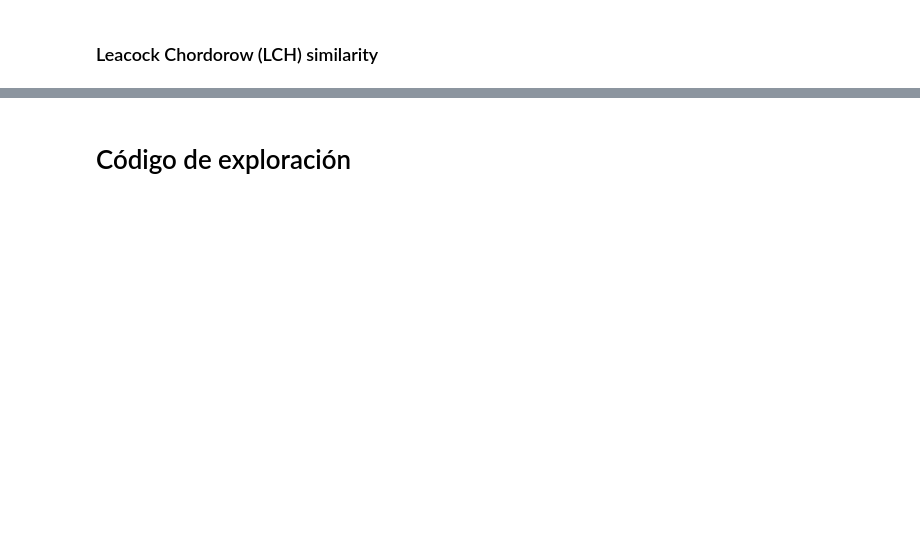
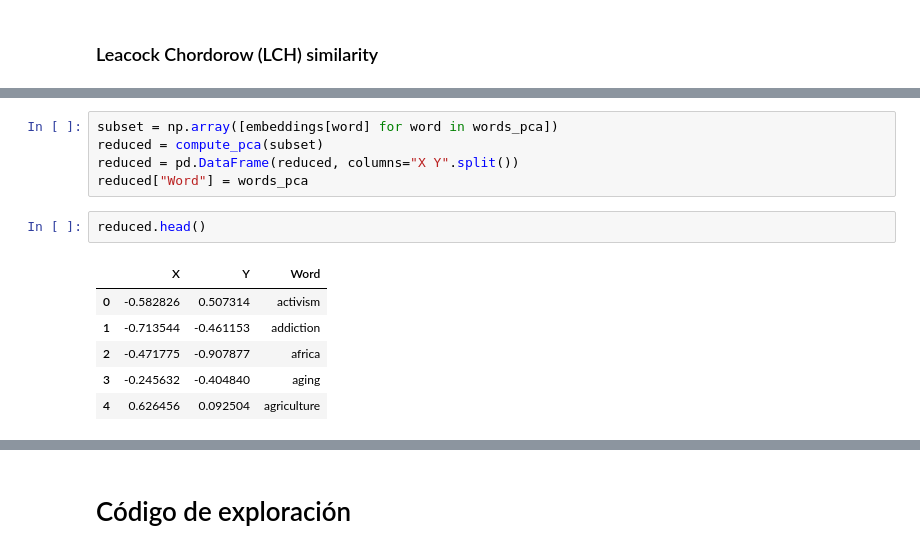
Before and after one commit to lromano97/text-mining, a Jupyter notebook: variable-talks__tags.ipynb, the cells around one changed output, grey strips where cells are left out. Saved outputs shown, nothing was run; the diff lists cells and outputs as text; blank space fills up the shorter version.

```diff
--- a/variable-talks__tags.ipynb
+++ b/variable-talks__tags.ipynb
@@ -347,0 +434,14 @@ WordNetError: ignored
+# %%
+subset = np.array([embeddings[word] for word in words_pca])
+reduced = compute_pca(subset)
+reduced = pd.DataFrame(reduced, columns="X Y".split())
+reduced["Word"] = words_pca
+# %%
+reduced.head()
+# %% [output]
+|  | X | Y | Word |
+| 0 | -0.582826 | 0.507314 | activism |
+| 1 | -0.713544 | -0.461153 | addiction |
+| 2 | -0.471775 | -0.907877 | africa |
+| 3 | -0.245632 | -0.404840 | aging |
+| 4 | 0.626456 | 0.092504 | agriculture |
```
Also changed, not shown: parts of 36 cells of this notebook.
